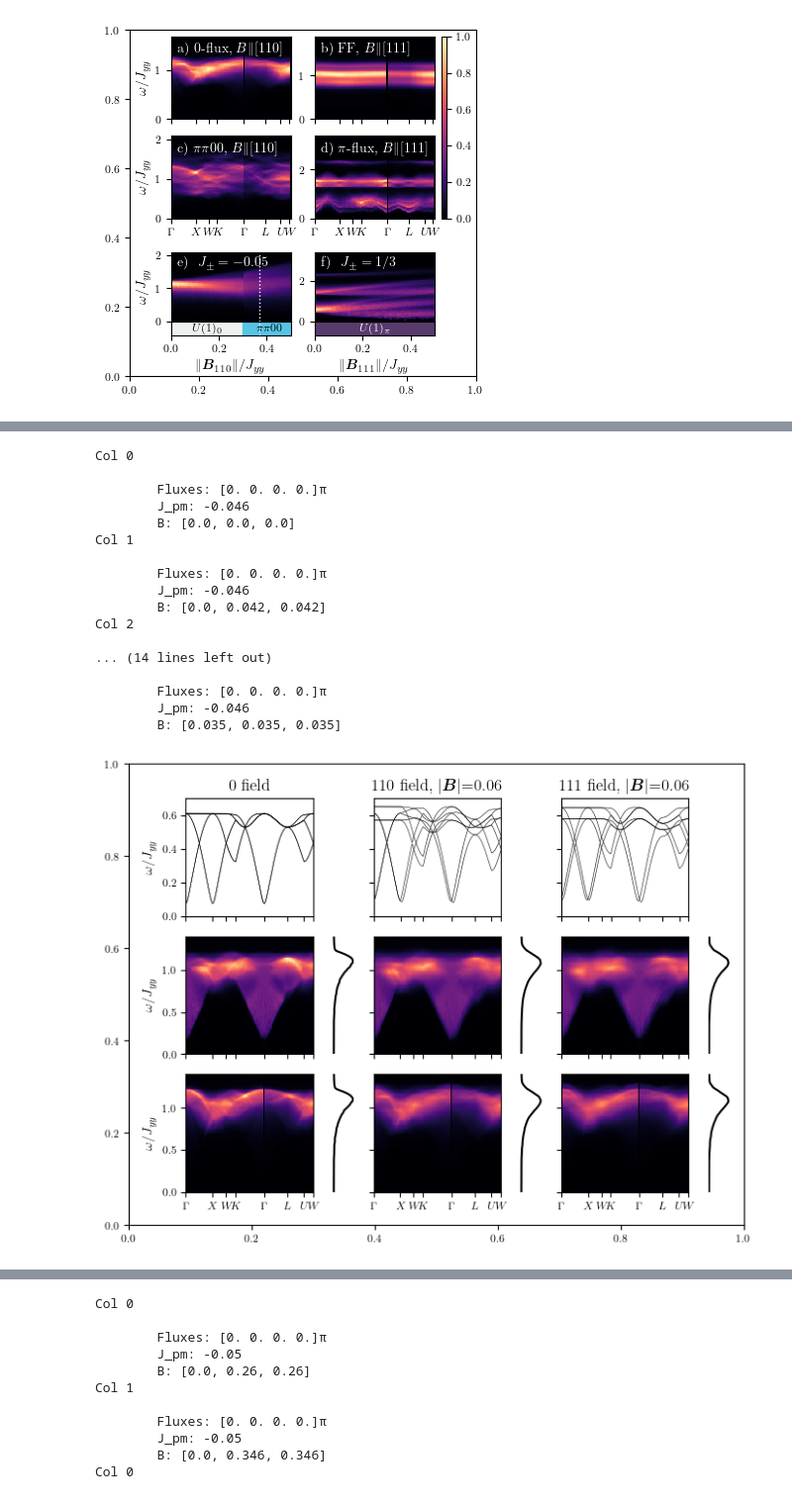
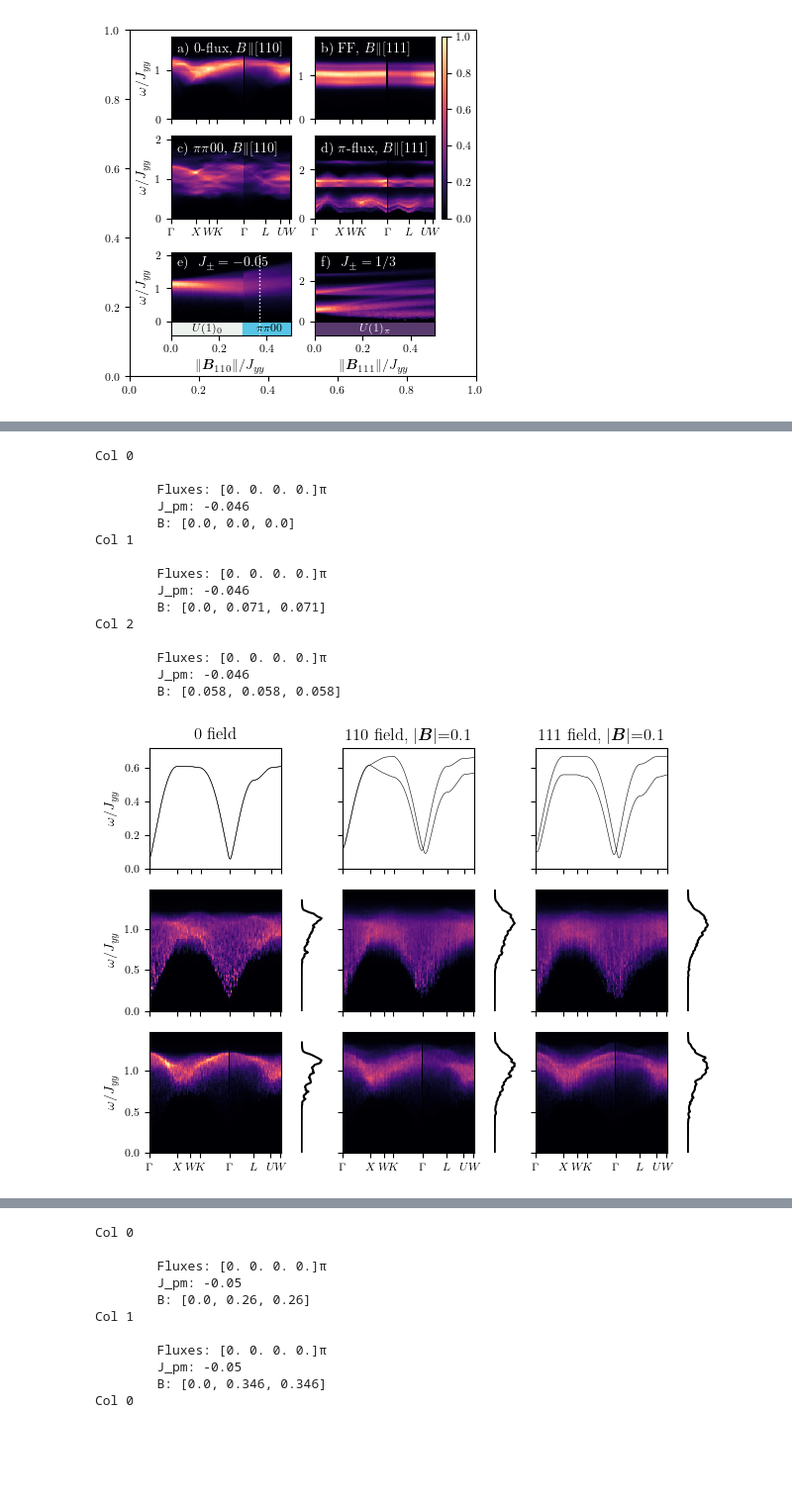
Before and after one commit to Spuriosity1/qsi-spinon-gmft, a Jupyter notebook: plot_pretty.ipynb, the cells around one changed output, grey strips where cells are left out. Shown at 99% size. Drawn from its saved outputs; the diff is of its cells as text; code cells hidden in the pictures; blank space fills up the shorter version.

```diff
--- a/plot_pretty.ipynb
+++ b/plot_pretty.ipynb
@@ -383,31 +368,41 @@ fig.add_axes([0,0,1,1]).patch.set_alpha(0)
 # %%
+def parsinate_B(s):
+    return np.linalg.norm(s.split('[')[-1].split(']')[0].split(','))
+
+
+
+settings_0flux_test = [
+    "?name=test-0flux?J_pm=-0.046?B=[0.000,0.000,0.000].jld",
+    "?name=test-0flux?J_pm=-0.046?B=[0.000,0.071,0.071].jld",
+    "?name=test-0flux?J_pm=-0.046?B=[0.058,0.058,0.058].jld"
+]
+
+
 titles = [
     "0 field",
-    r"110 field, $|\boldsymbol{B}|$=%.2f"% np.linalg.norm([0,0.042,0.042]),
-    r"111 field, $|\boldsymbol{B}|$=%.2f"% np.linalg.norm([0.035, 0.035, 0.035])
+    r"110 field, $|\boldsymbol{B}|$=%.1f"% parsinate_B(settings_0flux_test[1]),
+    r"111 field, $|\boldsymbol{B}|$=%.1f"% parsinate_B(settings_0flux_test[1])
 ]
-fig, Ax = plot_all(settings_0flux, titles, normalise_intensity=True)
-fig.savefig(SAVEPATH+"/0flux.pdf",dpi=300)
-fig.add_axes([0,0,1,1]).patch.set_alpha(0)
+fig, Ax = plot_all(settings_0flux_test, titles, normalise_intensity=True)
+# fig.savefig(SAVEPATH+"/0flux.pdf",dpi=300)
+# fig.add_axes([0,0,1,1]).patch.set_alpha(0)
 
-fig, Ax = plot_all_magnetic_only(settings_0flux, titles, normalise_intensity=True)
-fig.savefig(SAVEPATH_POSTER+"/0flux.pdf",dpi=300)
+# fig, Ax = plot_all_magnetic_only(settings_0flux, titles, normalise_intensity=True)
+# fig.savefig(SAVEPATH_POSTER+"/0flux.pdf",dpi=300)
 # %% [output]
 Col 0
 
         Fluxes: [0. 0. 0. 0.]π
         J_pm: -0.046
         B: [0.0, 0.0, 0.0]
 Col 1
 
         Fluxes: [0. 0. 0. 0.]π
         J_pm: -0.046
-        B: [0.0, 0.042, 0.042]
+        B: [0.0, 0.071, 0.071]
 Col 2
-
-... (14 lines left out)
 
         Fluxes: [0. 0. 0. 0.]π
         J_pm: -0.046
-        B: [0.035, 0.035, 0.035]
+        B: [0.058, 0.058, 0.058]
-[figure, old version]
+[figure, new version]
```
Also changed, not shown: parts of 5 cells of this notebook, 24 other files.
